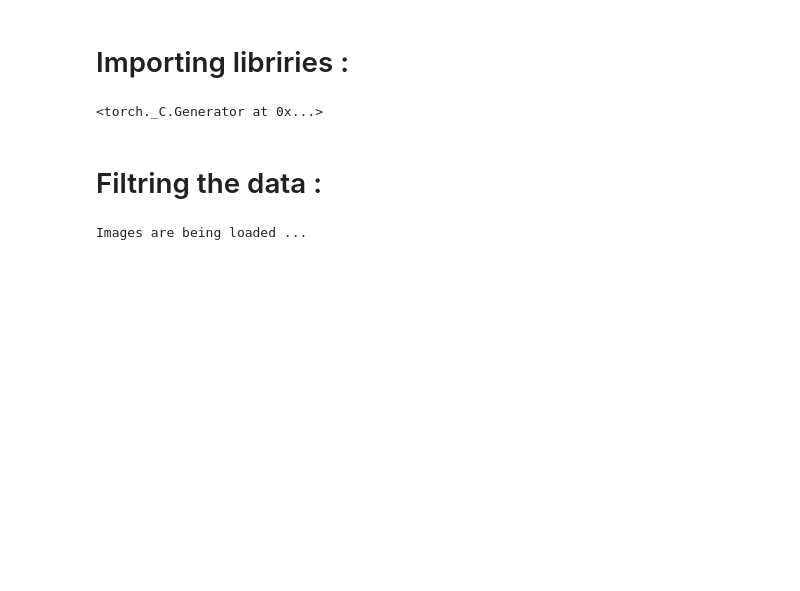
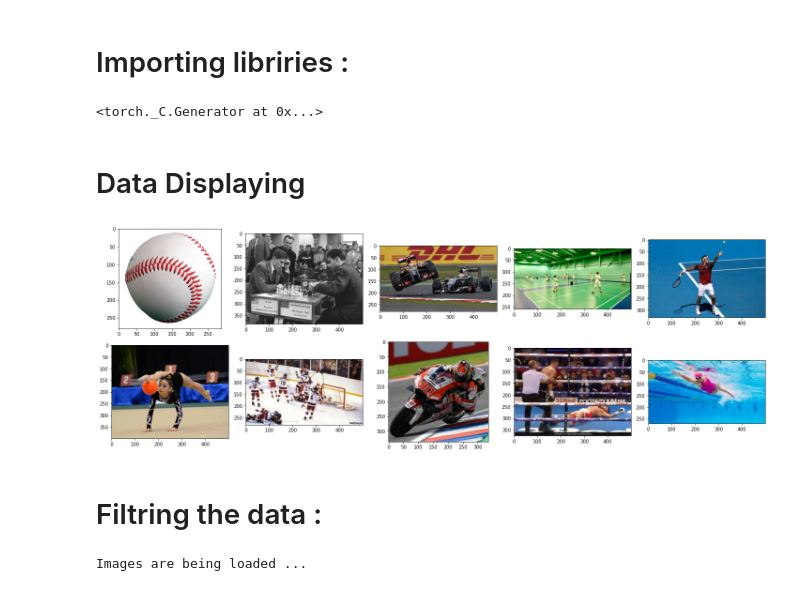
Before and after one commit to Ashraf-Khabar/Sport-Detection-And-Video-Processing, a Jupyter notebook: model/TrainingModel.ipynb, the cells around one changed output. Drawn from its saved outputs; the diff is of its cells as text; code cells hidden in the pictures; blank space fills up the shorter version.

```diff
--- a/model/TrainingModel.ipynb
+++ b/model/TrainingModel.ipynb
@@ -19,6 +21,41 @@ from collections import deque
 torch.manual_seed(42)
 # %% [output]
 <torch._C.Generator at 0x...>
+# %% [markdown]
+# Data Displaying
+# %%
+images = []
+# %%
+image_files = [
+    "../data/baseball/00000001.jpg",
+    "../data/chess/00000009.png",
+    "../data/formula1/00000004.jpg",
+    "../data/badminton/00000007.png",
+    "../data/tennis/00000026.jpg",
+    "../data/gymnastics/00000010.jpg",
+    "../data/ice_hockey/00000008.jpg",
+    "../data/motogp/00000016.jpg",
+    "../data/boxing/00000012.jpg",
+    "../data/swimming/00000011.jpg"
+]
+
+for img_path in image_files:
+    if os.path.exists(img_path):
+        images.append(mpimg.imread(img_path))
+    else:
+        print("File not found:", img_path)
+# %%
+plt.figure(figsize=(20, 10))
+columns = 5
+
+for i, image in enumerate(images[:10]):
+    plt.subplot(len(images[:10]) // columns + 1, columns, i + 1)
+    plt.imshow(image)
+
+plt.tight_layout()
+plt.show()
+# %% [output]
+[figure, added]
 # %% [markdown]
 # Filtring the data :
 # %%
```
Also changed, not shown: parts of 1 cell of this notebook.
